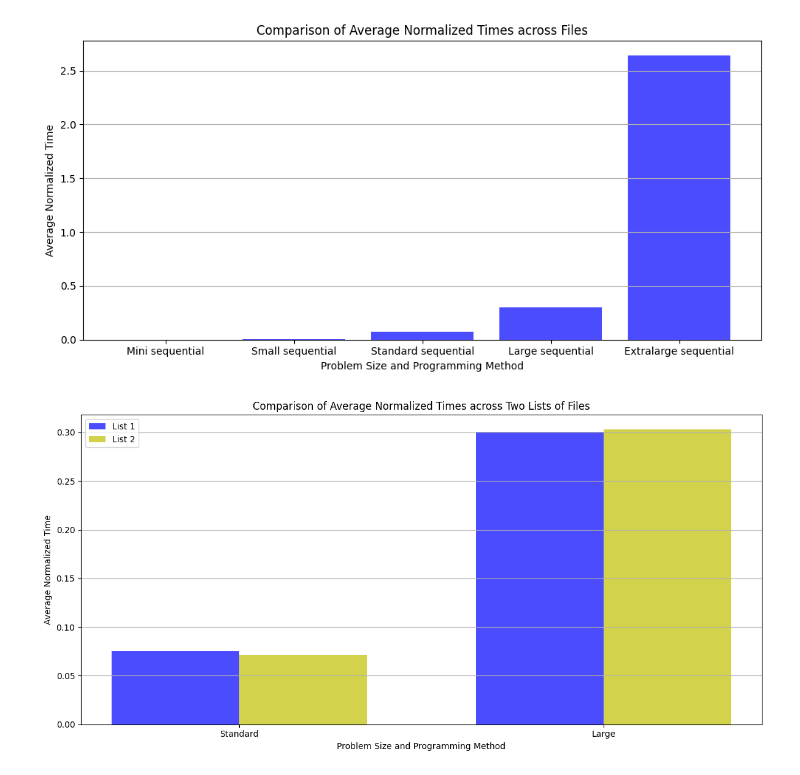
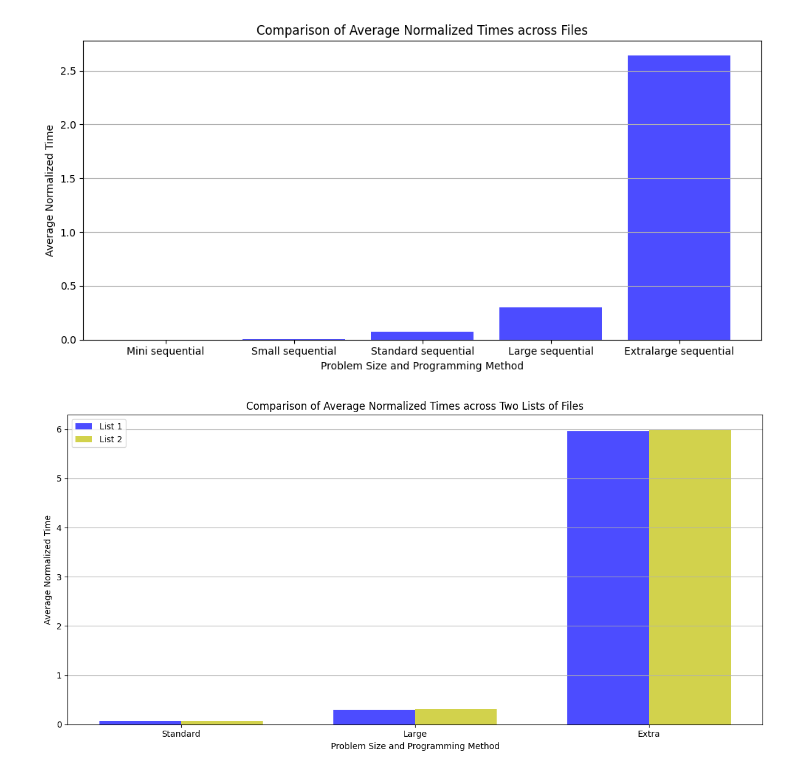
Before and after one commit to fabiobove-dr/HPC-jacobi-2d-imper, a Jupyter notebook: report/benchmarking_analysis.ipynb, the cells around one changed output. Cells and saved outputs as stored; diff of their text form; code cells hidden in the pictures.

Commit message:
ADD: plot for the optimization.

```diff
--- a/report/benchmarking_analysis.ipynb
+++ b/report/benchmarking_analysis.ipynb
@@ -111,13 +111,15 @@ def load_data_and_calculate_avg(filename):
 # List 1 of files (e.g. sequential)
 files_list_1 = [
     "./sequential/standard_sequential.json",
-    "./sequential/large_sequential.json"
+    "./sequential/large_sequential.json",
+    "./sequential/extra_large_sequential.json"
 ]
 
 # List 2 of files (e.g openmp)
 files_list_2 = [
     "./openmp/standard_openmp.json",
     "./openmp/large_openmp.json",
+    "./openmp/extra_large_openmp.json"
 ]
 
 # Ensure both lists have the same number of files
@@ -135,31 +137,31 @@ sizes = []
 for file in files_list_2:
     avg = load_data_and_calculate_avg(file)
     averages_2.append(avg)
     sizes.append(os.path.basename(file).split('.')[0].split('_')[0].capitalize())
 
 # Create the plot with bars for both lists (one in blue, the other in yellow)
 x = np.arange(len(files_list_1))  # Set the x position for the bars
 width = 0.35  # Bar width
 
 plt.figure(figsize=(12, 6))
 
 # Plot for list 1
 plt.bar(x - width/2, averages_1, width, color='b', alpha=0.7, label='List 1')
 
 # Plot for list 2
 plt.bar(x + width/2, averages_2, width, color='y', alpha=0.7, label='List 2')
 
 # Labels and title
 plt.xlabel("Problem Size and Programming Method")
 plt.ylabel("Average Normalized Time")
 plt.title("Comparison of Average Normalized Times across Two Lists of Files")
 plt.xticks(x,sizes)
 plt.legend()
 
 plt.grid(True, axis='y')
 plt.tight_layout()
 
 # Show the plot
 plt.show()
 # %% [output]
-[figure, old version]
+[figure, new version]
```
Also changed, not shown: parts of 1 cell of this notebook.
